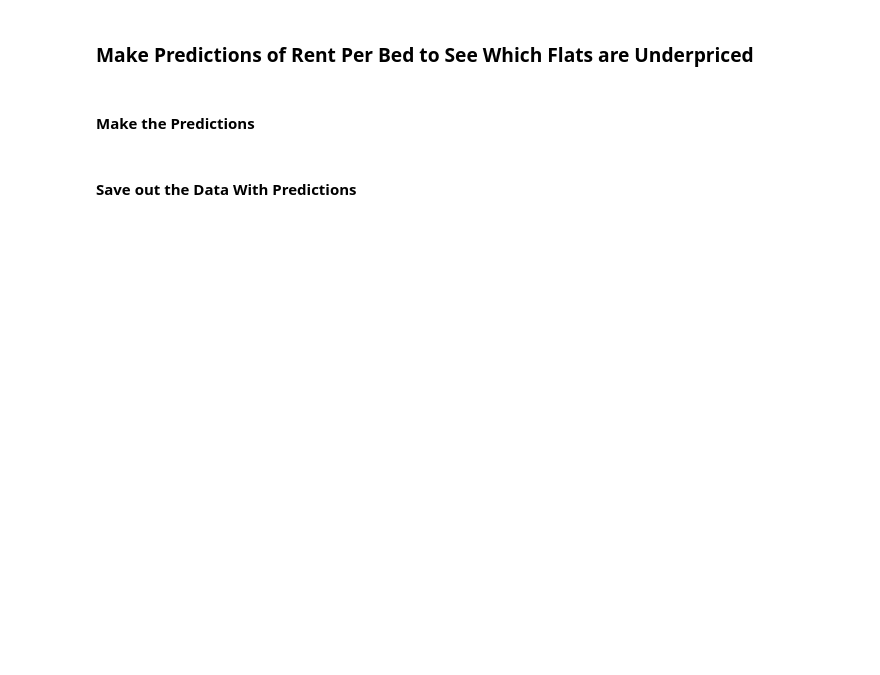
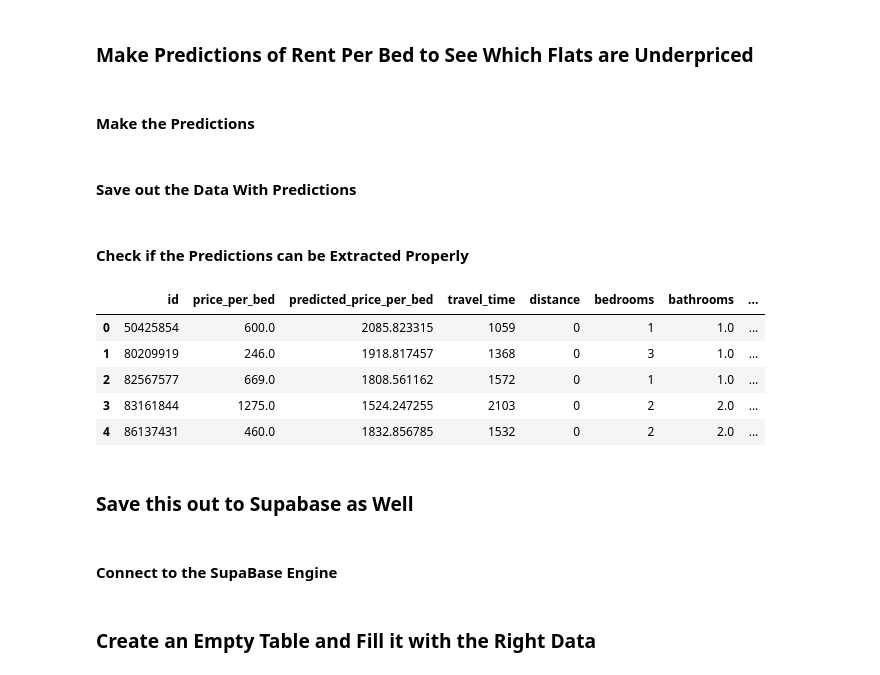
Before and after one commit to danielhalm1407/Rental_Market_Analysis, a Jupyter notebook: Notebooks/NB04_Analyse_Data.ipynb, the cells around one changed output. Cells and saved outputs as stored; diff of their text form; code cells hidden in the pictures; blank space fills up the shorter version.

```diff
--- a/Notebooks/NB04_Analyse_Data.ipynb
+++ b/Notebooks/NB04_Analyse_Data.ipynb
@@ -113,0 +140,24 @@ sqlq.make_table(reg_data, "properties_data", engine, if_exists='replace')
+# %%
+##### create a temporary table
+sqlq.make_table(reg_data[["id", "predicted_price_per_bed"]], "temp_updates", engine, if_exists="replace")
+
+##### run a single SQL statement to update properties_data using temp_updates (fill in missing data)
+with engine.begin() as connection:
+    connection.execute(text(sqlq.UPDATE_PREDICTED_PRICE))
+# %% [markdown]
+#### Check if the Predictions can be Extracted Properly
+# %%
+with engine.connect() as connection:
+    test = pd.read_sql(text(sqlq.GET_PROPERTIES_DATA_SQL_QUERY), connection)
+test.head()
+# %% [output]
+|  | id | price_per_bed | predicted_price_per_bed | travel_time | distance | bedrooms | bathrooms | ... |
+| 0 | 50425854 | 600.0 | 2085.823315 | 1059 | 0 | 1 | 1.0 | ... |
+| 1 | 80209919 | 246.0 | 1918.817457 | 1368 | 0 | 3 | 1.0 | ... |
+| 2 | 82567577 | 669.0 | 1808.561162 | 1572 | 0 | 1 | 1.0 | ... |
+| 3 | 83161844 | 1275.0 | 1524.247255 | 2103 | 0 | 2 | 2.0 | ... |
+| 4 | 86137431 | 460.0 | 1832.856785 | 1532 | 0 | 2 | 2.0 | ... |
+# %% [markdown]
+### Save this out to Supabase as Well
+# %% [markdown]
+#### Connect to the SupaBase Engine
@@ -113,0 +178,2 @@ sqlq.make_table(reg_data, "properties_data", engine, if_exists='replace')
+# %% [markdown]
+### Create an Empty Table and Fill it with the Right Data
```
Also changed, not shown: parts of 12 cells of this notebook, 12 other files.
